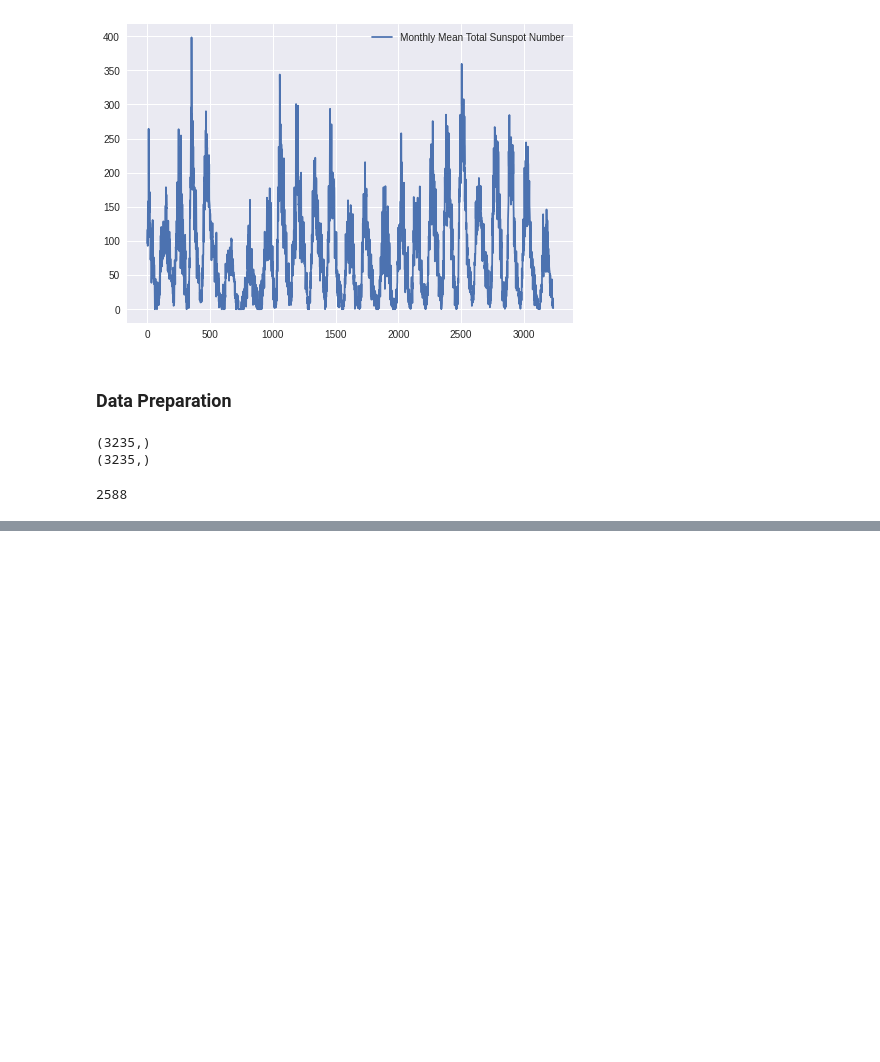
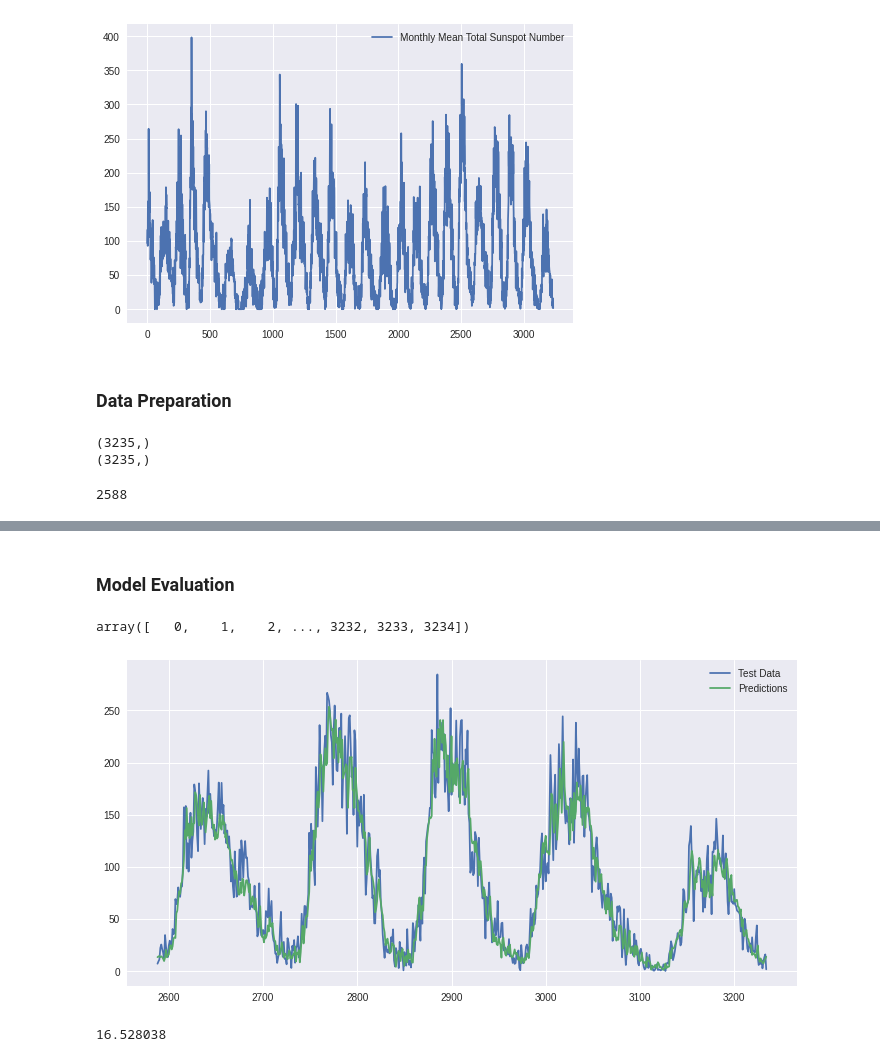
Before and after one commit to adib0073/TimeSeries-Using-TensorFlow, a Jupyter notebook: Time_Series_Forecasting_with_DNN.ipynb, the cells around one changed output, grey strips where cells are left out. Drawn from its saved outputs; the diff is of its cells as text; code cells hidden in the pictures; blank space fills up the shorter version.

```diff
--- a/Time_Series_Forecasting_with_DNN.ipynb
+++ b/Time_Series_Forecasting_with_DNN.ipynb
@@ -94,3 +98,6 @@ def ts_data_generator(data, window_size, batch_size, shuffle_buffer):
   ts_data = ts_data.shuffle(shuffle_buffer).map(lambda window: (window[:-1], window[-1]))
   ts_data = ts_data.batch(batch_size).prefetch(1)
   return ts_data
+# %%
+train_dataset = ts_data_generator(train_data, WINDOW_SIZE, BATCH_SIZE, SHUFFLE_BUFFER)
+test_dataset = ts_data_generator(test_data, WINDOW_SIZE, BATCH_SIZE, SHUFFLE_BUFFER)
@@ -96,0 +110,9 @@ def ts_data_generator(data, window_size, batch_size, shuffle_buffer):
+# %%
+model = tf.keras.models.Sequential([
+    tf.keras.layers.Dense(20, input_shape=[WINDOW_SIZE], activation="relu"),
+    tf.keras.layers.Dense(10, activation="relu"),
+    tf.keras.layers.Dense(1)
+])
+
+model.compile(loss="mse", optimizer=tf.keras.optimizers.SGD(lr=1e-7, momentum=0.9))
+model.fit(train_dataset, epochs=200,validation_data = test_dataset)
@@ -96,0 +138,28 @@ def ts_data_generator(data, window_size, batch_size, shuffle_buffer):
+# %% [markdown]
+### Model Evaluation
+# %%
+time_int = np.array(list(range(len(data))))
+time_int
+# %% [output]
+array([   0,    1,    2, ..., 3232, 3233, 3234])
+# %%
+forecast=[]
+for time in range(len(data) - WINDOW_SIZE):
+  forecast.append(model.predict(data[time:time + WINDOW_SIZE][np.newaxis]))
+
+forecast = forecast[split_index-WINDOW_SIZE:]
+results = np.array(forecast)[:, 0, 0]
+# %%
+plt.figure(figsize=(12, 6))
+
+plt.plot(list(range(split_index,len(data))), test_data, label = 'Test Data')
+plt.plot(list(range(split_index,len(data))), results, label = 'Predictions')
+plt.legend()
+plt.show()
+# %% [output]
+[figure, added]
+# %%
+# Overall Error
+tf.keras.metrics.mean_absolute_error(test_data, results).numpy()
+# %% [output]
+16.528038
```
Also changed, not shown: parts of 5 cells of this notebook.
